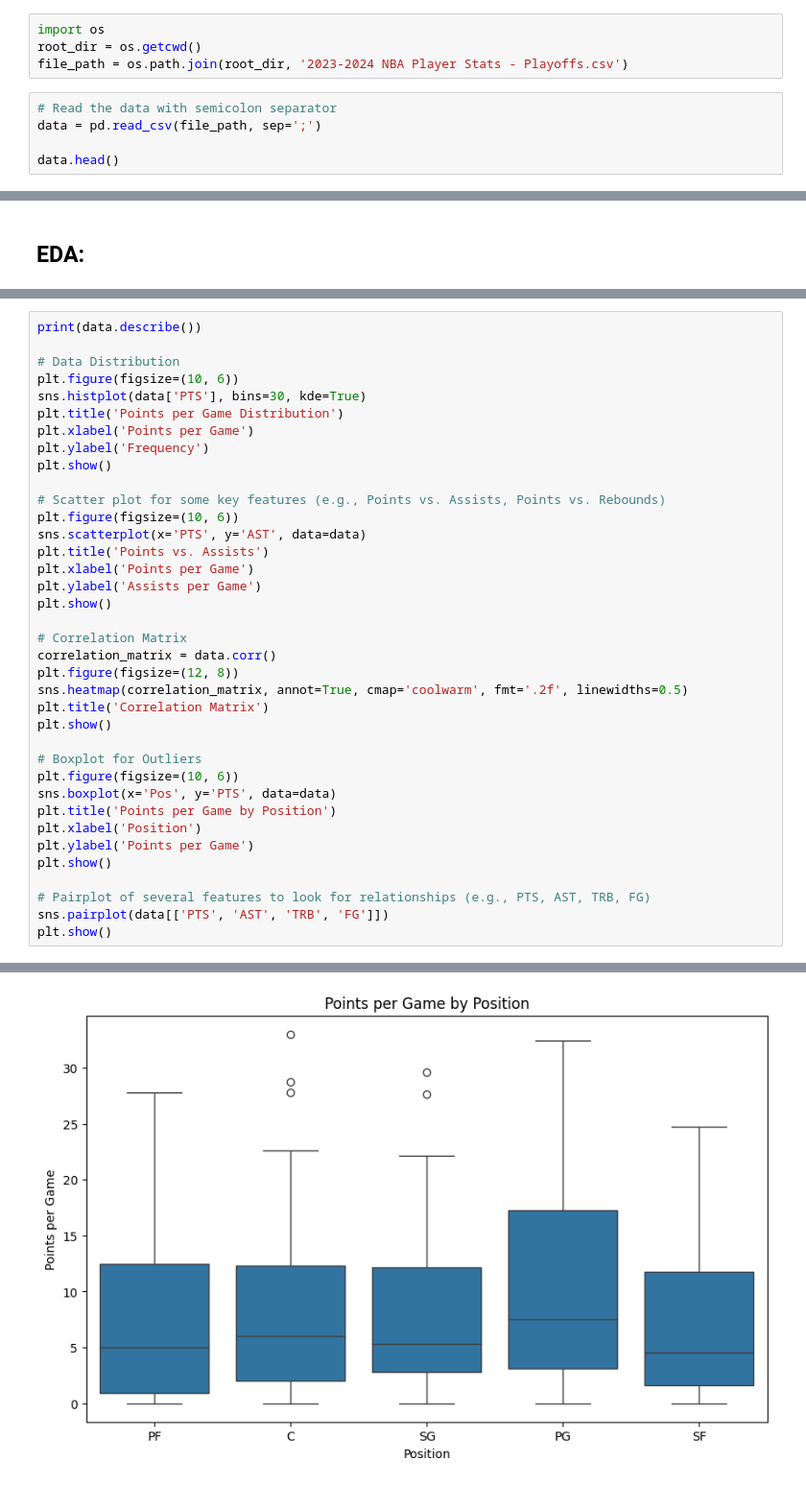
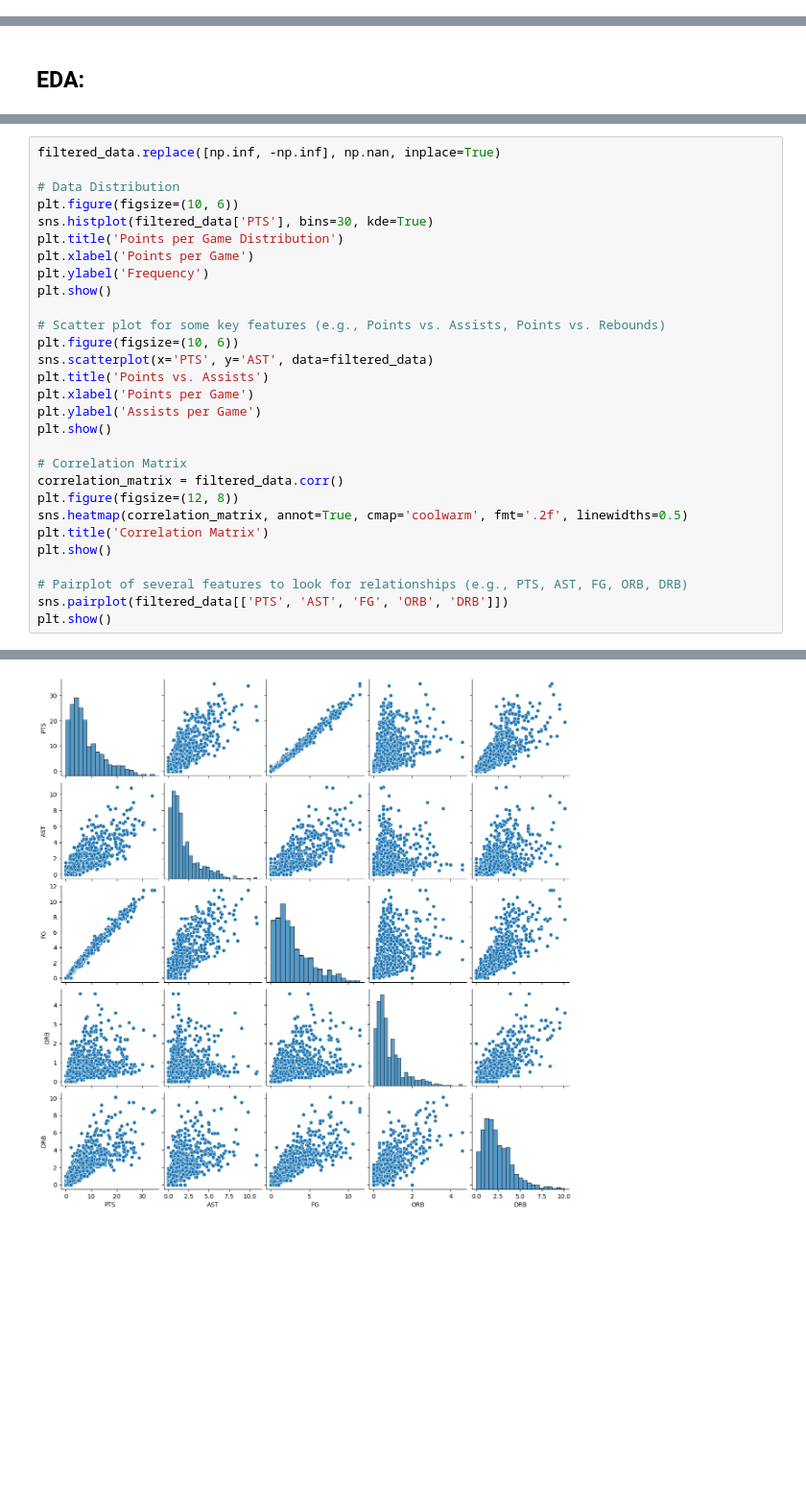
Before and after one commit to nazstephen/NBA-Archetypes, a Jupyter notebook: player_analysis.ipynb, the cells around one changed output, grey strips where cells are left out. Shown at 96% size. Cells and saved outputs as stored; diff of their text form; blank space fills up the shorter version.

```diff
--- a/player_analysis.ipynb
+++ b/player_analysis.ipynb
@@ -14,9 +4,0 @@ import statsmodels.api as sm
-# %%
-import os
-root_dir = os.getcwd()
-file_path = os.path.join(root_dir, '2023-2024 NBA Player Stats - Playoffs.csv')
-# %%
-# Read the data with semicolon separator
-data = pd.read_csv(file_path, sep=';')
-
-data.head()
@@ -128,9 +197,9 @@ NameError: name 'data' is not defined
 # %%
-print(data.describe())
+filtered_data.replace([np.inf, -np.inf], np.nan, inplace=True)
 
 # Data Distribution
 plt.figure(figsize=(10, 6))
-sns.histplot(data['PTS'], bins=30, kde=True)
+sns.histplot(filtered_data['PTS'], bins=30, kde=True)
 plt.title('Points per Game Distribution')
 plt.xlabel('Points per Game')
 plt.ylabel('Frequency')
@@ -138,28 +207,20 @@ plt.show()
 
 # Scatter plot for some key features (e.g., Points vs. Assists, Points vs. Rebounds)
 plt.figure(figsize=(10, 6))
-sns.scatterplot(x='PTS', y='AST', data=data)
+sns.scatterplot(x='PTS', y='AST', data=filtered_data)
 plt.title('Points vs. Assists')
 plt.xlabel('Points per Game')
 plt.ylabel('Assists per Game')
 plt.show()
 
 # Correlation Matrix
-correlation_matrix = data.corr()
+correlation_matrix = filtered_data.corr()
 plt.figure(figsize=(12, 8))
 sns.heatmap(correlation_matrix, annot=True, cmap='coolwarm', fmt='.2f', linewidths=0.5)
 plt.title('Correlation Matrix')
 plt.show()
 
-# Boxplot for Outliers
-plt.figure(figsize=(10, 6))
-sns.boxplot(x='Pos', y='PTS', data=data)
-plt.title('Points per Game by Position')
-plt.xlabel('Position')
-plt.ylabel('Points per Game')
+# Pairplot of several features to look for relationships (e.g., PTS, AST, FG, ORB, DRB)
+sns.pairplot(filtered_data[['PTS', 'AST', 'FG', 'ORB', 'DRB']])
 plt.show()
-
-# Pairplot of several features to look for relationships (e.g., PTS, AST, TRB, FG)
-sns.pairplot(data[['PTS', 'AST', 'TRB', 'FG']])
-plt.show()
 # %% [output]
@@ -186 +230 @@ max      4.600000    4.500000   33.000000
-[figure, old version]
+[figure, new version]
```
Also changed, not shown: parts of 11 cells of this notebook.
